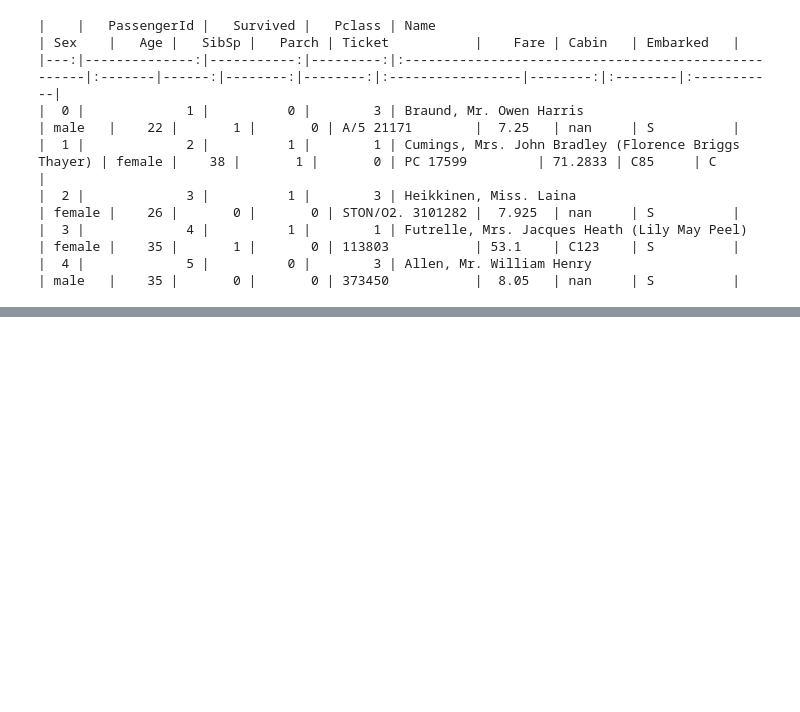
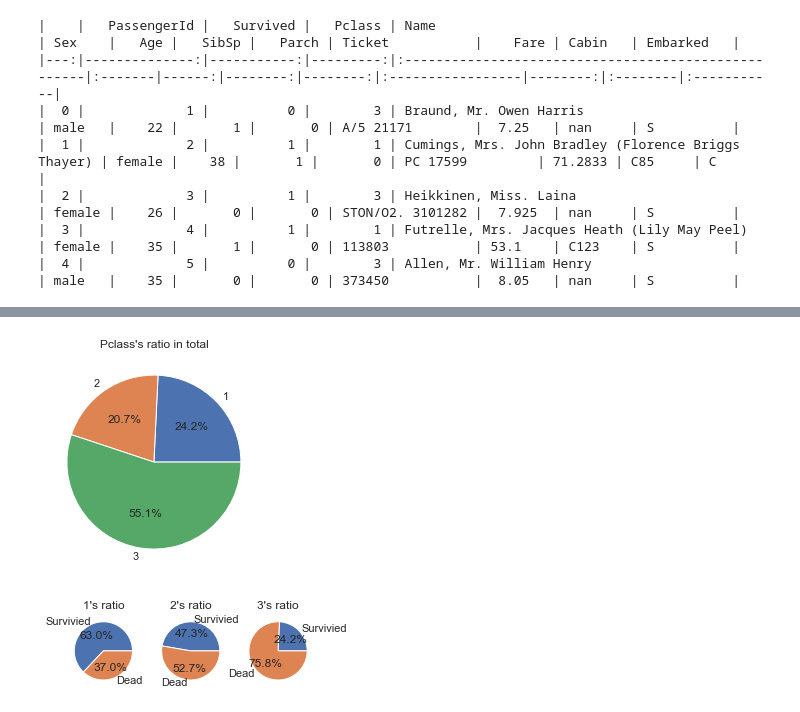
Before and after one commit to songhwee1/Kaggle, a Jupyter notebook: titanic/titanic.ipynb, the cells around one changed output, grey strips where cells are left out. Drawn from its saved outputs; the diff is of its cells as text; code cells hidden in the pictures; blank space fills up the shorter version.

Commit message:
pie chart

```diff
--- a/titanic/titanic.ipynb
+++ b/titanic/titanic.ipynb
@@ -39,0 +43,5 @@ pie_chart('Sex')
+# %%
+pie_chart('Pclass')
+# %% [output]
+[figure, added]
+[figure, added]
```
Also changed, not shown: parts of 1 cell of this notebook.
